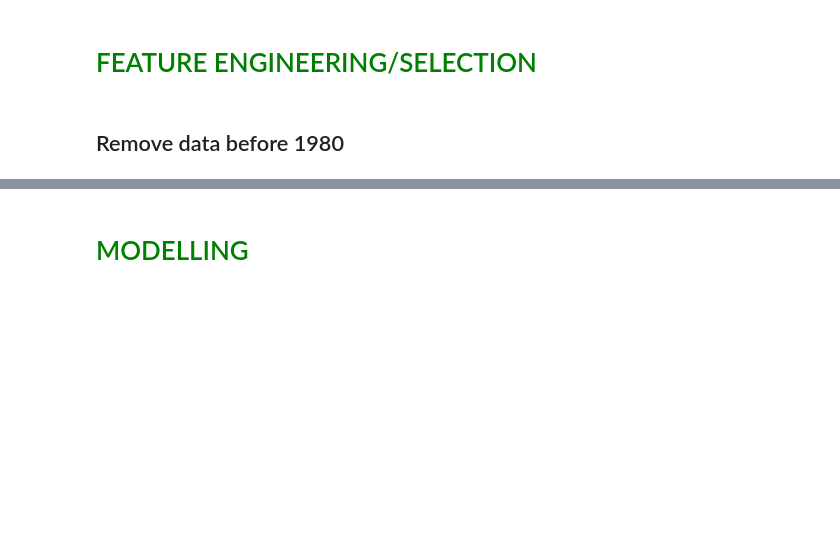
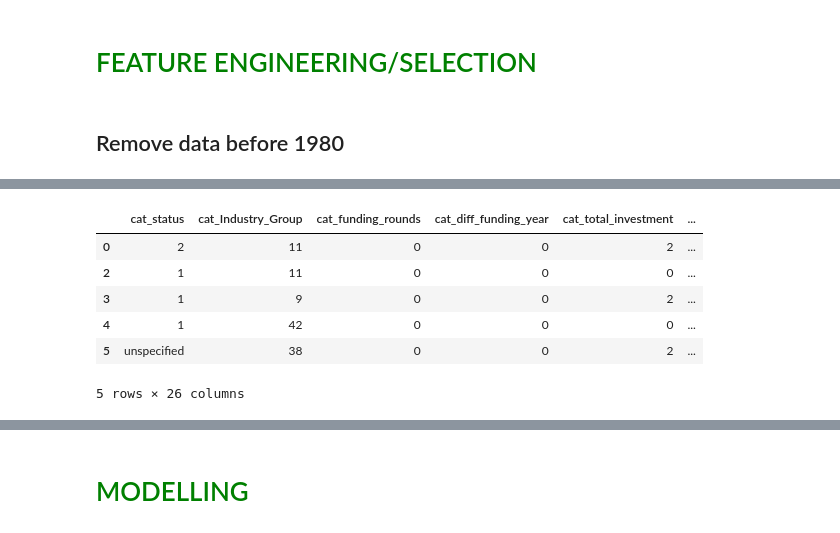
Before and after one commit to FirenziaF/STARTUP-FUNDING-ANALYSIS, a Jupyter notebook: notebook.ipynb, the cells around one changed output, grey strips where cells are left out. Drawn from its saved outputs; the diff is of its cells as text; code cells hidden in the pictures; blank space fills up the shorter version.

```diff
--- a/notebook.ipynb
+++ b/notebook.ipynb
@@ -1126,0 +1457,4 @@ plt.imshow(w)
+# %%
+cat_seed = pd.cut(df2.seed, bins = [-1, 28000, 140000000], labels=['low','high'])
+#labeling seed as low and high  based on their descriptive summary.
+df2.insert(0,'cat_seed',cat_seed)# creating new column called cat_seed
@@ -1126,0 +1539,20 @@ plt.imshow(w)
+# %%
+df3 = df2[['cat_status', 'cat_Industry_Group',
+       'cat_funding_rounds',
+       'cat_diff_funding_year', 'cat_total_investment' ,
+       'cat_equity_crowdfunding', 'cat_venture', 'cat_seed', 'cat_undisclosed',
+       'cat_convertible_note', 'cat_debt_financing', 'cat_angel', 'cat_grant',
+       'cat_private_equity', 'cat_post_ipo_equity', 'cat_post_ipo_debt',
+       'cat_secondary_market', 'cat_product_crowdfunding', 'cat_round_A',
+       'cat_round_B', 'cat_round_C', 'cat_round_D', 'cat_round_E',
+       'cat_round_F', 'cat_round_G', 'cat_round_H']] # Selecting the columns we need for the model
+
+df3.head()
+# %% [output]
+|  | cat_status | cat_Industry_Group | cat_funding_rounds | cat_diff_funding_year | cat_total_investment | ... |
+| 0 | 2 | 11 | 0 | 0 | 2 | ... |
+| 2 | 1 | 11 | 0 | 0 | 0 | ... |
+| 3 | 1 | 9 | 0 | 0 | 2 | ... |
+| 4 | 1 | 42 | 0 | 0 | 0 | ... |
+| 5 | unspecified | 38 | 0 | 0 | 2 | ... |
+5 rows × 26 columns
```
Also changed, not shown: parts of 38 cells of this notebook.
